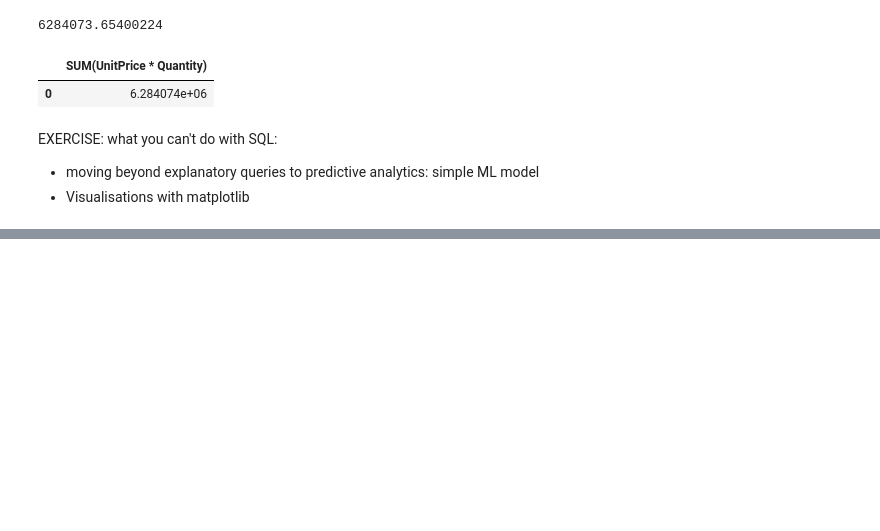
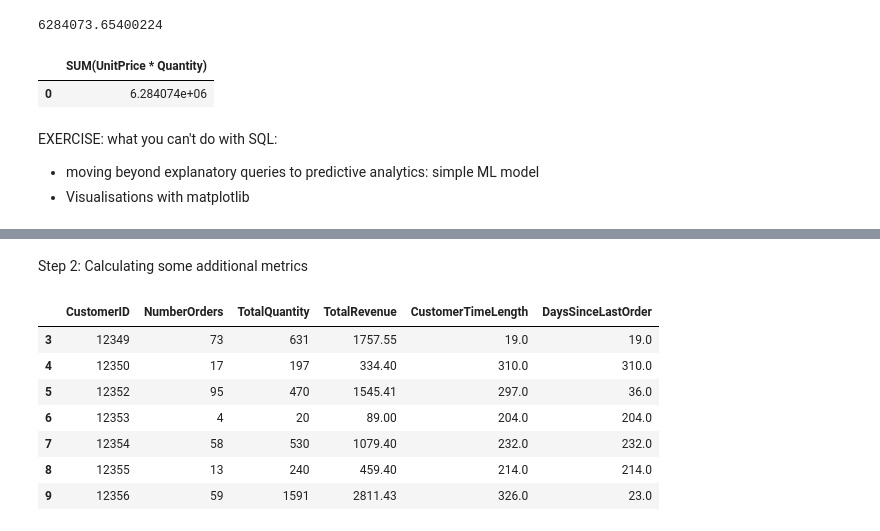
Before and after one commit to rachelkberryman/From_SQL_to_Python, a Jupyter notebook: From SQL to Python - Practice for Making the Switch.ipynb, the cells around one changed output, grey strips where cells are left out. Saved outputs shown, nothing was run; the diff lists cells and outputs as text; code cells hidden in the pictures; blank space fills up the shorter version.

```diff
--- a/From SQL to Python - Practice for Making the Switch.ipynb
+++ b/From SQL to Python - Practice for Making the Switch.ipynb
@@ -195,0 +217,2 @@ EXERCISE: what you can't do with SQL:
+# %% [markdown]
+Step 2: Calculating some additional metrics
@@ -195,0 +246,14 @@ EXERCISE: what you can't do with SQL:
+# %%
+customer_df = calculate_customer_loyalty_metris(customer_df, data)
+
+# using iloc to select a random few rows to look at.
+customer_df.iloc[3:10]
+# %% [output]
+|  | CustomerID | NumberOrders | TotalQuantity | TotalRevenue | CustomerTimeLength | DaysSinceLastOrder |
+| 3 | 12349 | 73 | 631 | 1757.55 | 19.0 | 19.0 |
+| 4 | 12350 | 17 | 197 | 334.40 | 310.0 | 310.0 |
+| 5 | 12352 | 95 | 470 | 1545.41 | 297.0 | 36.0 |
+| 6 | 12353 | 4 | 20 | 89.00 | 204.0 | 204.0 |
+| 7 | 12354 | 58 | 530 | 1079.40 | 232.0 | 232.0 |
+| 8 | 12355 | 13 | 240 | 459.40 | 214.0 | 214.0 |
+| 9 | 12356 | 59 | 1591 | 2811.43 | 326.0 | 23.0 |
```
Also changed, not shown: parts of 20 cells of this notebook.
